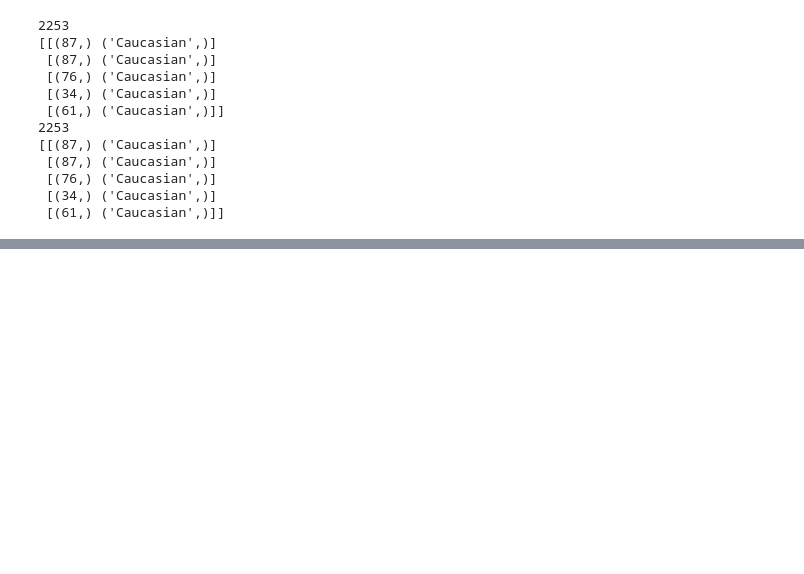
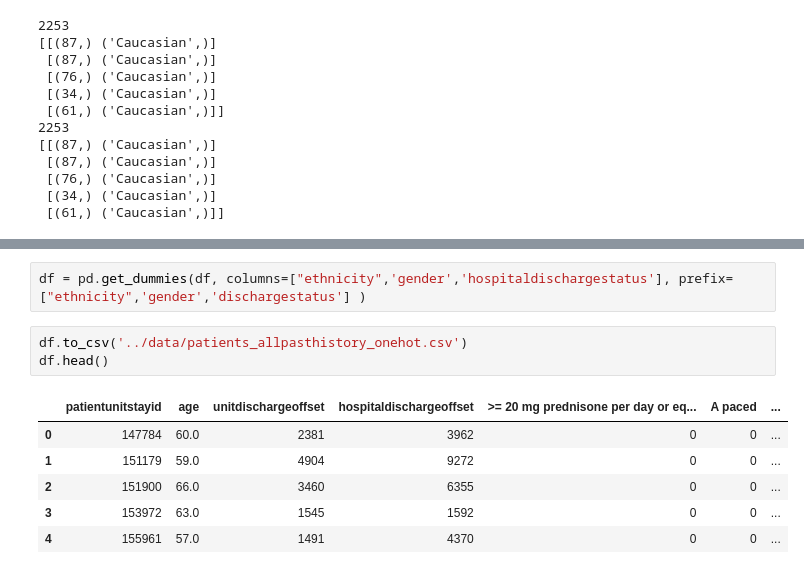
Before and after one commit to dianamJLAB/DS6050, a Jupyter notebook: eICU_gan/gan_work/eICU_exploration.ipynb, the cells around one changed output, grey strips where cells are left out. Saved outputs shown, nothing was run; the diff lists cells and outputs as text; blank space fills up the shorter version.

```diff
--- a/eICU_gan/gan_work/eICU_exploration.ipynb
+++ b/eICU_gan/gan_work/eICU_exploration.ipynb
@@ -828,0 +953,12 @@ print(np_age_ethnicity_from_file[0:5])
+# %%
+df = pd.get_dummies(df, columns=["ethnicity",'gender','hospitaldischargestatus'], prefix=["ethnicity",'gender','dischargestatus'] )
+# %%
+df.to_csv('../data/patients_allpasthistory_onehot.csv')
+df.head()
+# %% [output]
+|  | patientunitstayid | age | unitdischargeoffset | hospitaldischargeoffset | >= 20 mg prednisone per day or eq... | A paced | ... |
+| 0 | 147784 | 60.0 | 2381 | 3962 | 0 | 0 | ... |
+| 1 | 151179 | 59.0 | 4904 | 9272 | 0 | 0 | ... |
+| 2 | 151900 | 66.0 | 3460 | 6355 | 0 | 0 | ... |
+| 3 | 153972 | 63.0 | 1545 | 1592 | 0 | 0 | ... |
+| 4 | 155961 | 57.0 | 1491 | 4370 | 0 | 0 | ... |
```
Also changed, not shown: parts of 17 cells of this notebook, 1 other file.
